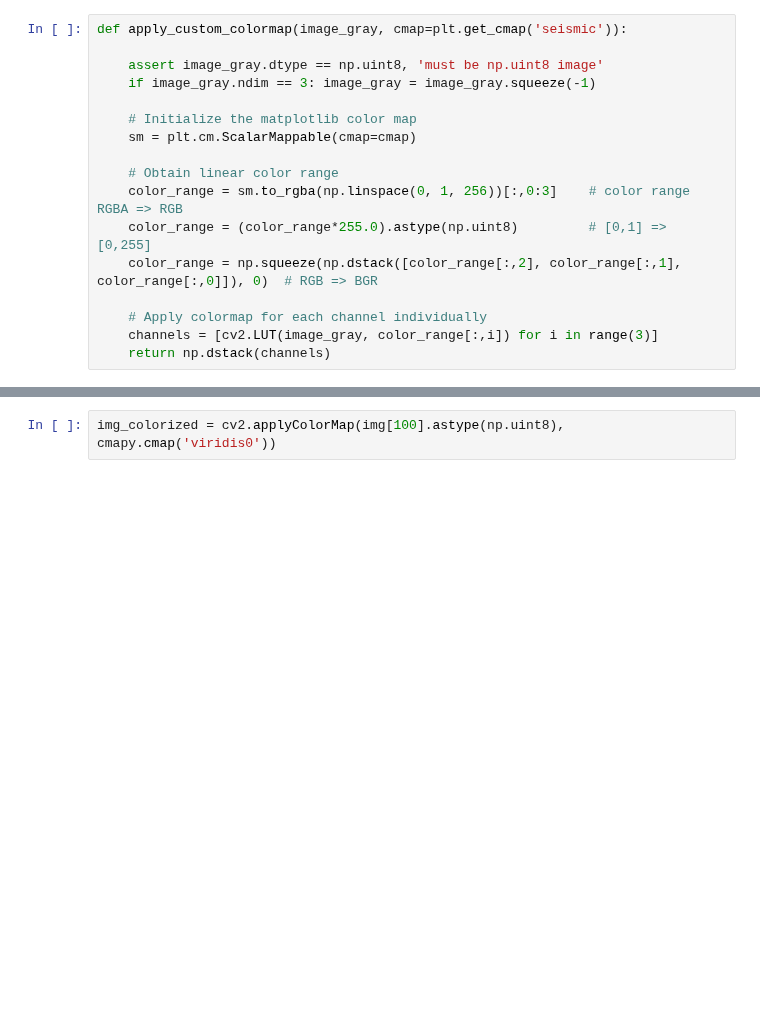
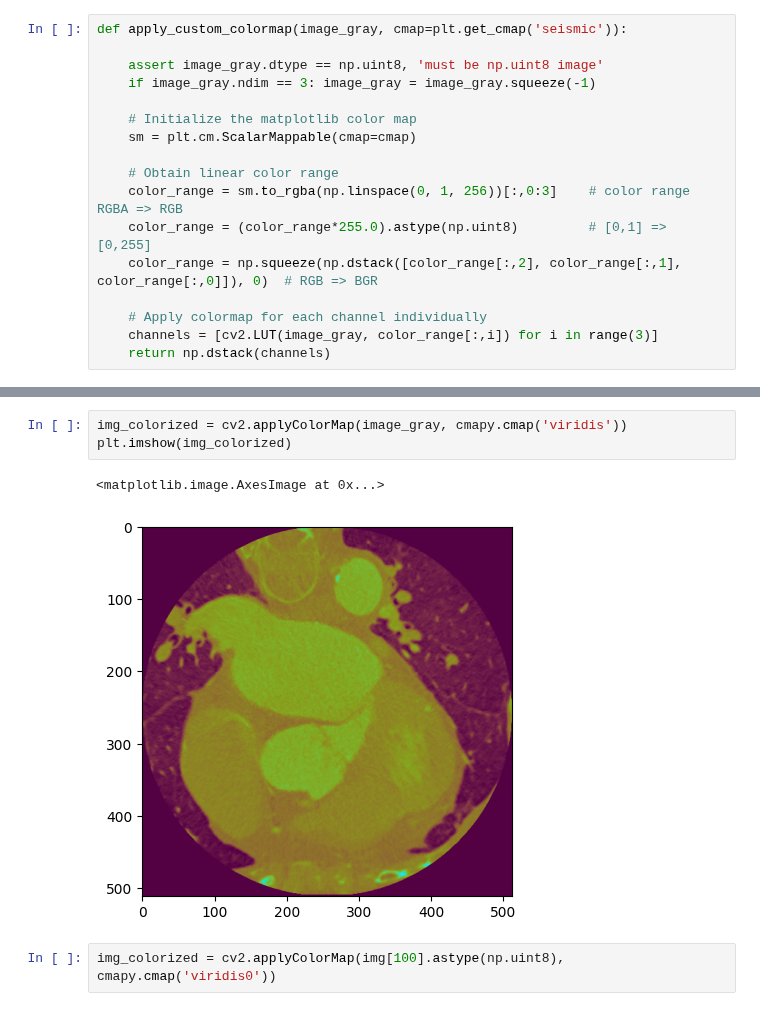
Before and after one commit to VISEF-ISEF-team/VasculAR, a Jupyter notebook: DeepLearning/GUIApp/test.ipynb, the cells around one changed output, grey strips where cells are left out. Saved outputs shown, nothing was run; the diff lists cells and outputs as text; blank space fills up the shorter version.

```diff
--- a/DeepLearning/GUIApp/test.ipynb
+++ b/DeepLearning/GUIApp/test.ipynb
@@ -36,3 +45,9 @@ plt.imshow('image with colormap', image_bgr)
+# %%
+img_colorized = cv2.applyColorMap(image_gray, cmapy.cmap('viridis'))
+plt.imshow(img_colorized)
+# %% [output]
+<matplotlib.image.AxesImage at 0x...>
+[figure, added]
 # %%
 img_colorized = cv2.applyColorMap(img[100].astype(np.uint8), cmapy.cmap('viridis0'))
 # %%
```
Also changed, not shown: parts of 4 cells of this notebook, 5 other files.
